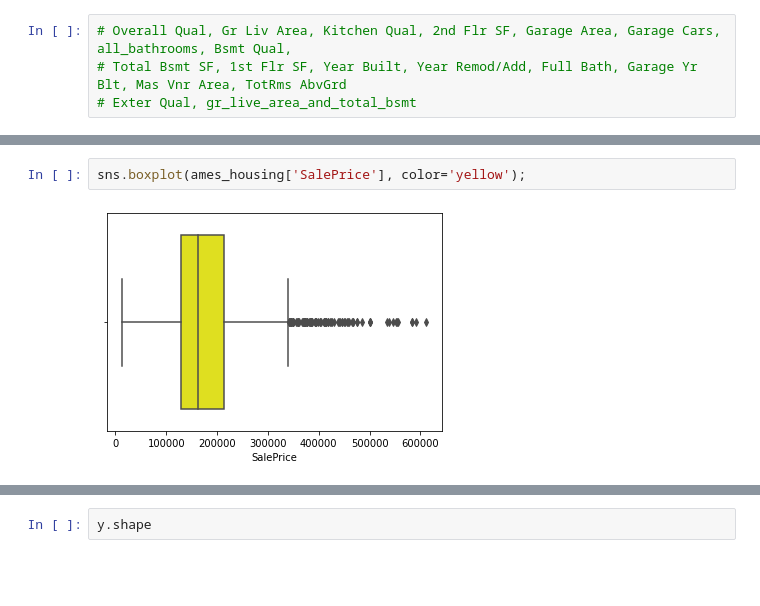
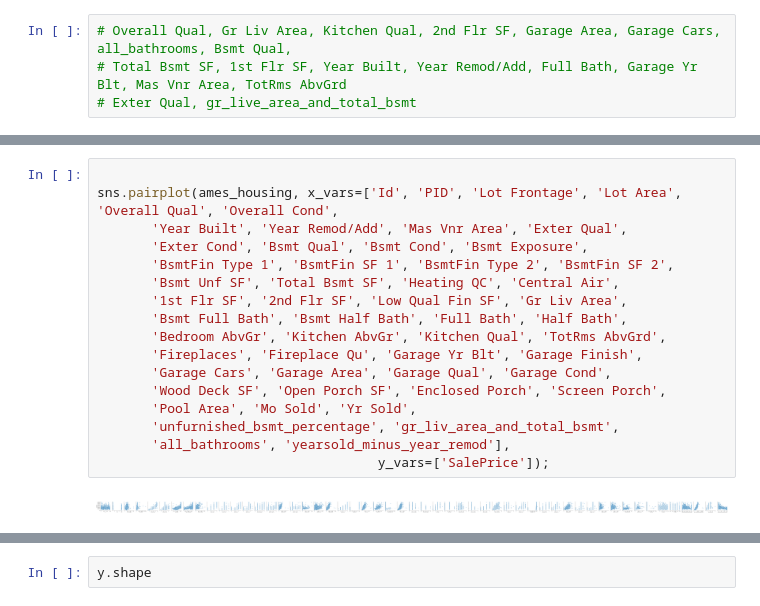
Before and after one commit to roycephillipsjr/GA_project_2, a Jupyter notebook: code/01_EDA_and_Cleaning.ipynb, the cells around one changed output, grey strips where cells are left out. Drawn from its saved outputs; the diff is of its cells as text; blank space fills up the shorter version.

```diff
--- a/code/01_EDA_and_Cleaning.ipynb
+++ b/code/01_EDA_and_Cleaning.ipynb
@@ -1385,4 +1709,19 @@ sns.pairplot(ames_housing, x_vars=["Overall Qual", "Overall Cond", "Gr Liv Area"
-# %%
-sns.boxplot(ames_housing['SalePrice'], color='yellow');
-# %% [output]
-[figure, removed]
+# %%
+
+sns.pairplot(ames_housing, x_vars=['Id', 'PID', 'Lot Frontage', 'Lot Area', 'Overall Qual', 'Overall Cond',
+       'Year Built', 'Year Remod/Add', 'Mas Vnr Area', 'Exter Qual',
+       'Exter Cond', 'Bsmt Qual', 'Bsmt Cond', 'Bsmt Exposure',
+       'BsmtFin Type 1', 'BsmtFin SF 1', 'BsmtFin Type 2', 'BsmtFin SF 2',
+       'Bsmt Unf SF', 'Total Bsmt SF', 'Heating QC', 'Central Air',
+       '1st Flr SF', '2nd Flr SF', 'Low Qual Fin SF', 'Gr Liv Area',
+       'Bsmt Full Bath', 'Bsmt Half Bath', 'Full Bath', 'Half Bath',
+       'Bedroom AbvGr', 'Kitchen AbvGr', 'Kitchen Qual', 'TotRms AbvGrd',
+       'Fireplaces', 'Fireplace Qu', 'Garage Yr Blt', 'Garage Finish',
+       'Garage Cars', 'Garage Area', 'Garage Qual', 'Garage Cond',
+       'Wood Deck SF', 'Open Porch SF', 'Enclosed Porch', 'Screen Porch',
+       'Pool Area', 'Mo Sold', 'Yr Sold',
+       'unfurnished_bsmt_percentage', 'gr_liv_area_and_total_bsmt',
+       'all_bathrooms', 'yearsold_minus_year_remod'],
+                                    y_vars=['SalePrice']);
+# %% [output]
+[figure, added]
```
Also changed, not shown: parts of 65 cells of this notebook, 4 other files.
